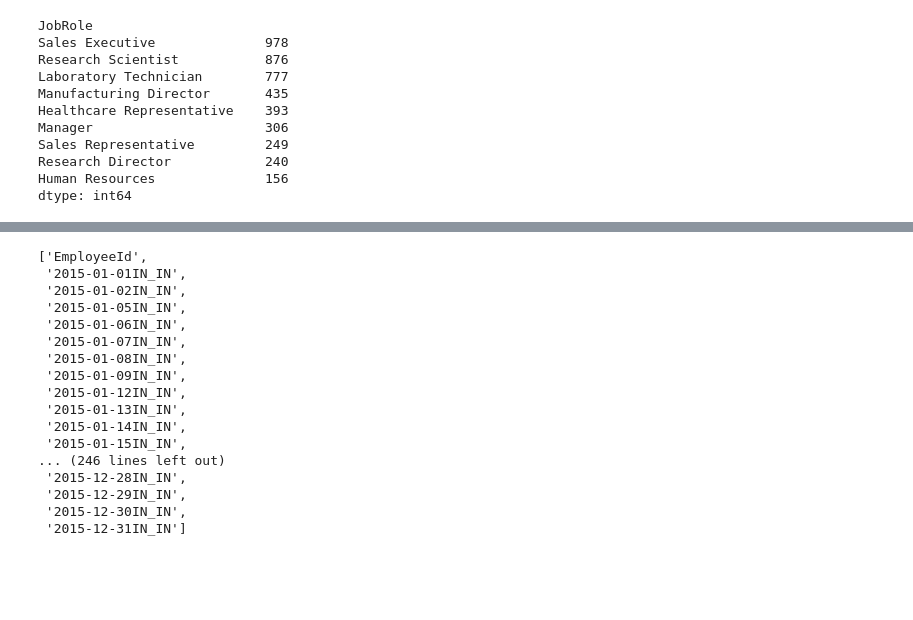
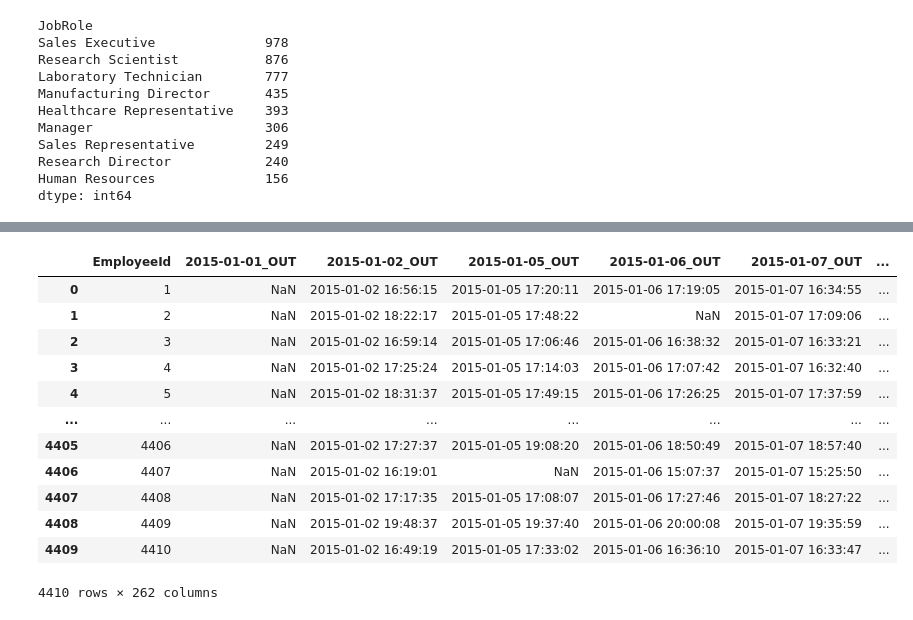
Before and after one commit to Teerath67/Projet-IA, a Jupyter notebook: projetIA.ipynb, the cells around one changed output, grey strips where cells are left out. Drawn from its saved outputs; the diff is of its cells as text; code cells hidden in the pictures; blank space fills up the shorter version.

```diff
--- a/projetIA.ipynb
+++ b/projetIA.ipynb
@@ -164,20 +141,16 @@ for i, col in enumerate(header[1:]):
-# %%
-header
-# %% [output]
-['EmployeeId',
- '2015-01-01IN_IN',
- '2015-01-02IN_IN',
- '2015-01-05IN_IN',
- '2015-01-06IN_IN',
- '2015-01-07IN_IN',
- '2015-01-08IN_IN',
- '2015-01-09IN_IN',
- '2015-01-12IN_IN',
- '2015-01-13IN_IN',
- '2015-01-14IN_IN',
- '2015-01-15IN_IN',
-... (246 lines left out)
- '2015-12-28IN_IN',
- '2015-12-29IN_IN',
- '2015-12-30IN_IN',
- '2015-12-31IN_IN']
+# %%
+rename_head(out_time, header_out, "_OUT")
+# %% [output]
+|  | EmployeeId | 2015-01-01_OUT | 2015-01-02_OUT | 2015-01-05_OUT | 2015-01-06_OUT | 2015-01-07_OUT | ... |
+| 0 | 1 | NaN | 2015-01-02 16:56:15 | 2015-01-05 17:20:11 | 2015-01-06 17:19:05 | 2015-01-07 16:34:55 | ... |
+| 1 | 2 | NaN | 2015-01-02 18:22:17 | 2015-01-05 17:48:22 | NaN | 2015-01-07 17:09:06 | ... |
+| 2 | 3 | NaN | 2015-01-02 16:59:14 | 2015-01-05 17:06:46 | 2015-01-06 16:38:32 | 2015-01-07 16:33:21 | ... |
+| 3 | 4 | NaN | 2015-01-02 17:25:24 | 2015-01-05 17:14:03 | 2015-01-06 17:07:42 | 2015-01-07 16:32:40 | ... |
+| 4 | 5 | NaN | 2015-01-02 18:31:37 | 2015-01-05 17:49:15 | 2015-01-06 17:26:25 | 2015-01-07 17:37:59 | ... |
+| ... | ... | ... | ... | ... | ... | ... | ... |
+| 4405 | 4406 | NaN | 2015-01-02 17:27:37 | 2015-01-05 19:08:20 | 2015-01-06 18:50:49 | 2015-01-07 18:57:40 | ... |
+| 4406 | 4407 | NaN | 2015-01-02 16:19:01 | NaN | 2015-01-06 15:07:37 | 2015-01-07 15:25:50 | ... |
+| 4407 | 4408 | NaN | 2015-01-02 17:17:35 | 2015-01-05 17:08:07 | 2015-01-06 17:27:46 | 2015-01-07 18:27:22 | ... |
+| 4408 | 4409 | NaN | 2015-01-02 19:48:37 | 2015-01-05 19:37:40 | 2015-01-06 20:00:08 | 2015-01-07 19:35:59 | ... |
+| 4409 | 4410 | NaN | 2015-01-02 16:49:19 | 2015-01-05 17:33:02 | 2015-01-06 16:36:10 | 2015-01-07 16:33:47 | ... |
+4410 rows × 262 columns
```
Also changed, not shown: parts of 16 cells of this notebook.
